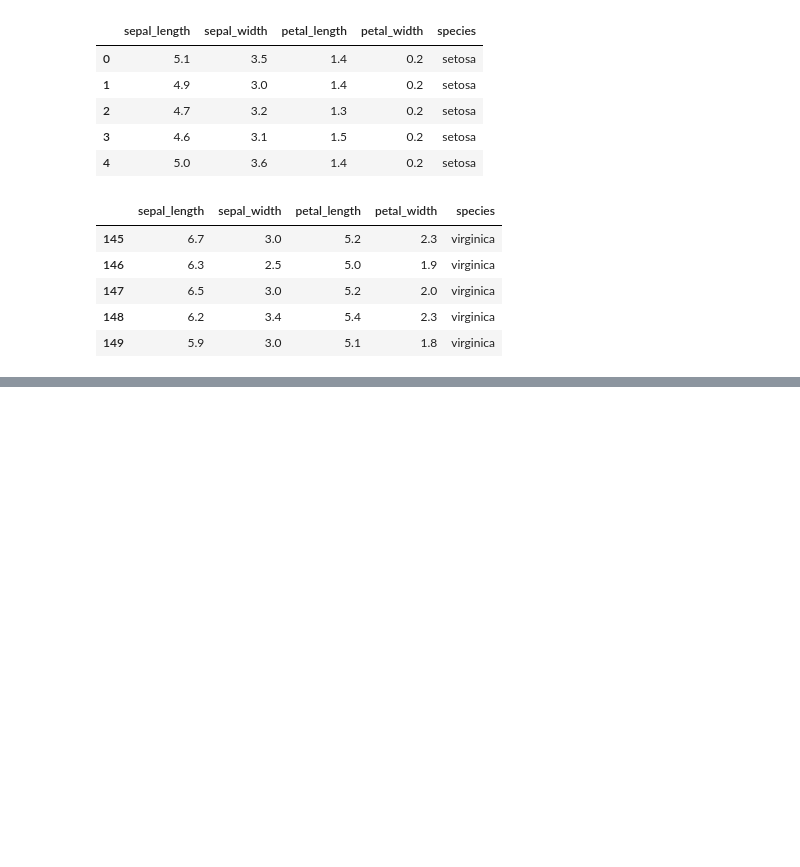
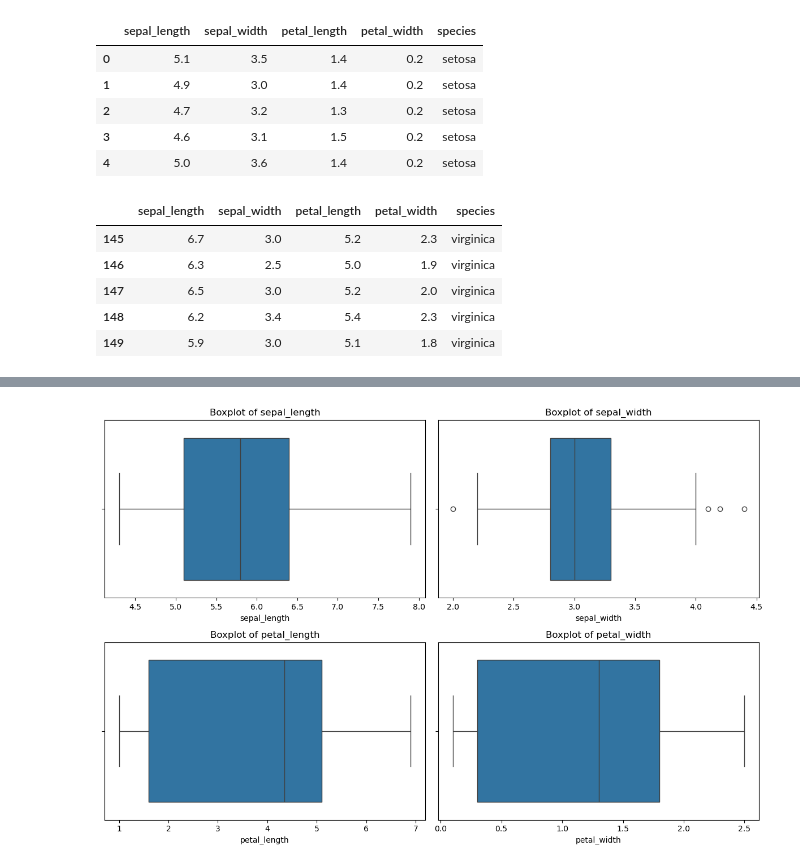
Before and after one commit to nishantcg13/DSBDA, a Jupyter notebook: EXP 10.ipynb, the cells around one changed output, grey strips where cells are left out. Drawn from its saved outputs; the diff is of its cells as text; code cells hidden in the pictures; blank space fills up the shorter version.

```diff
--- a/EXP 10.ipynb
+++ b/EXP 10.ipynb
@@ -31,0 +31,10 @@ array([[<Axes: title={'center': 'sepal_length'}>,
+# %%
+plt.figure(figsize=(12, 8))
+for i, column in enumerate(iris.columns[:-1], 1):
+    plt.subplot(2, 2, i)
+    sns.boxplot(x=iris[column])
+    plt.title(f'Boxplot of {column}')
+plt.tight_layout()
+plt.show()
+# %% [output]
+[figure, added]
```
Also changed, not shown: parts of 1 cell of this notebook.
